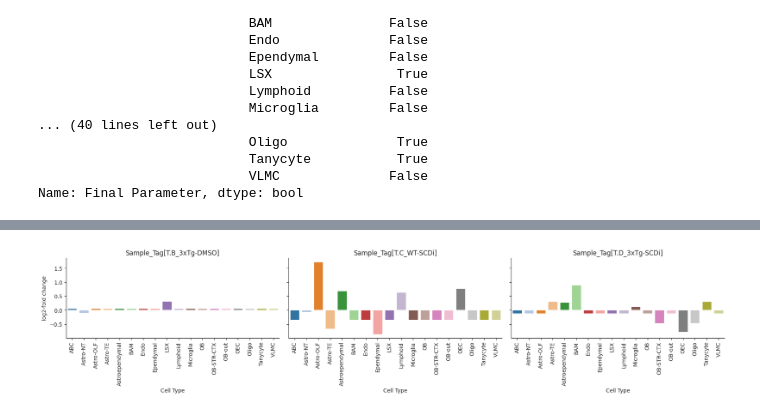
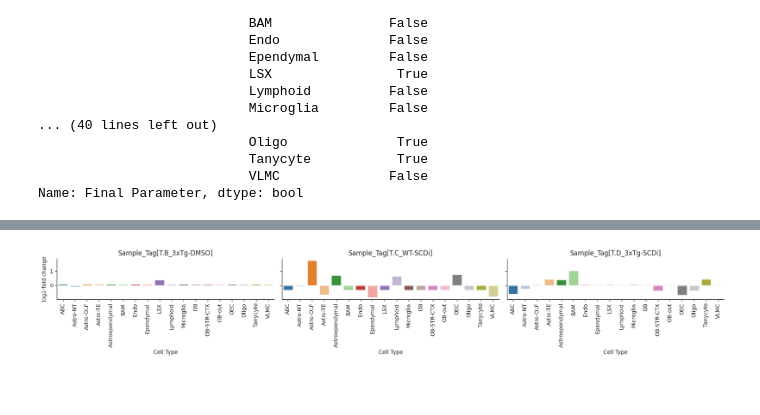
Before and after one commit to Xavier919/scRNAseq_analysis, a Jupyter notebook: notebook3.ipynb, the cells around one changed output, grey strips where cells are left out. Cells and saved outputs as stored; diff of their text form; code cells hidden in the pictures; blank space fills up the shorter version.

```diff
--- a/notebook3.ipynb
+++ b/notebook3.ipynb
@@ -199,5 +255,7 @@ Name: Final Parameter, dtype: bool
 # %%
 pt.pl.coda.effects_barplot(sccoda_data, "coda", "Sample_Tag")
+plt.tight_layout()
+plt.savefig('figures/coda_effects_barplot.png', bbox_inches='tight')
 plt.show()
 # %% [output]
-[figure, old version]
+[figure, new version]
```
Also changed, not shown: parts of 11 cells of this notebook, 3 other files.
